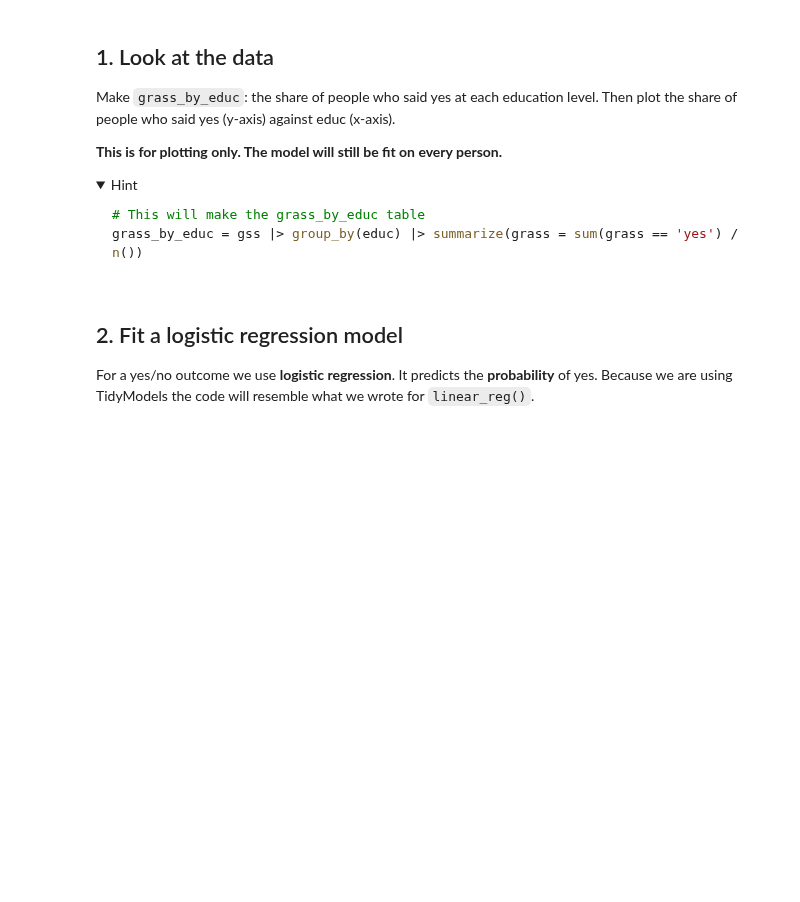
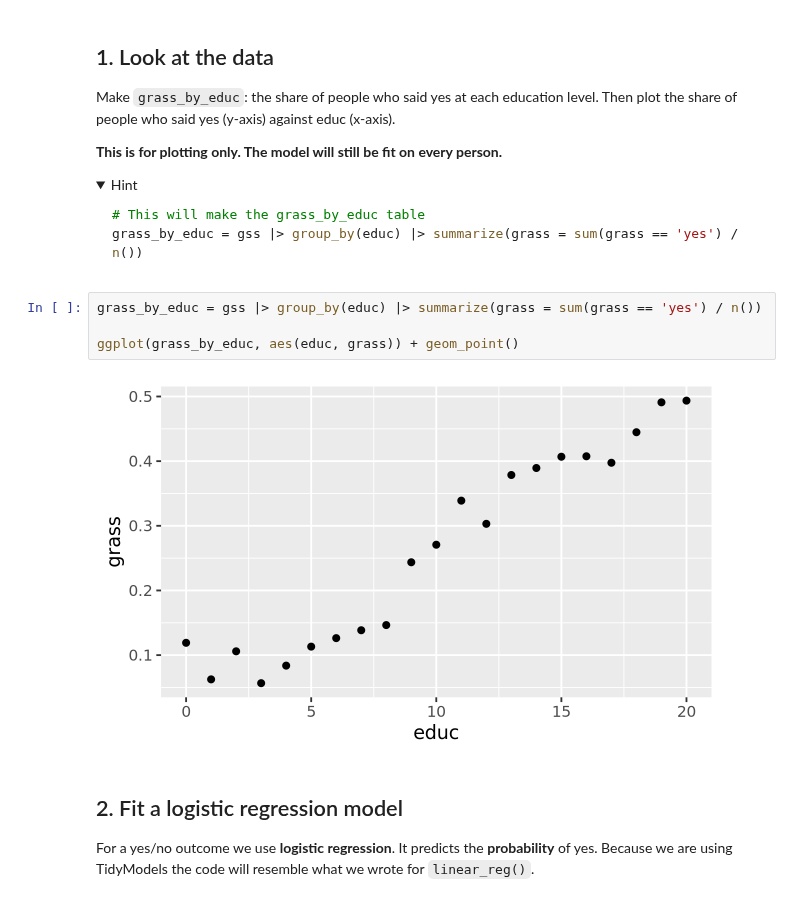
Before and after one commit to flocheung/bios512, a Jupyter notebook: exercises/10-marginal-effect-exercise.ipynb, the cells around one changed output. Drawn from its saved outputs; the diff is of its cells as text; folded sections open; blank space fills up the shorter version.

````diff
--- a/exercises/10-marginal-effect-exercise.ipynb
+++ b/exercises/10-marginal-effect-exercise.ipynb
@@ -44,6 +48,12 @@ grass_by_educ = gss |> group_by(educ) |> summarize(grass = sum(grass == 'yes') /
 ```
 
 </details>
+# %%
+grass_by_educ = gss |> group_by(educ) |> summarize(grass = sum(grass == 'yes') / n())
+
+ggplot(grass_by_educ, aes(educ, grass)) + geom_point()
+# %% [output]
+[figure, added]
 # %% [markdown]
 ## 2. Fit a logistic regression model
 
````
Also changed, not shown: parts of 5 cells of this notebook.
